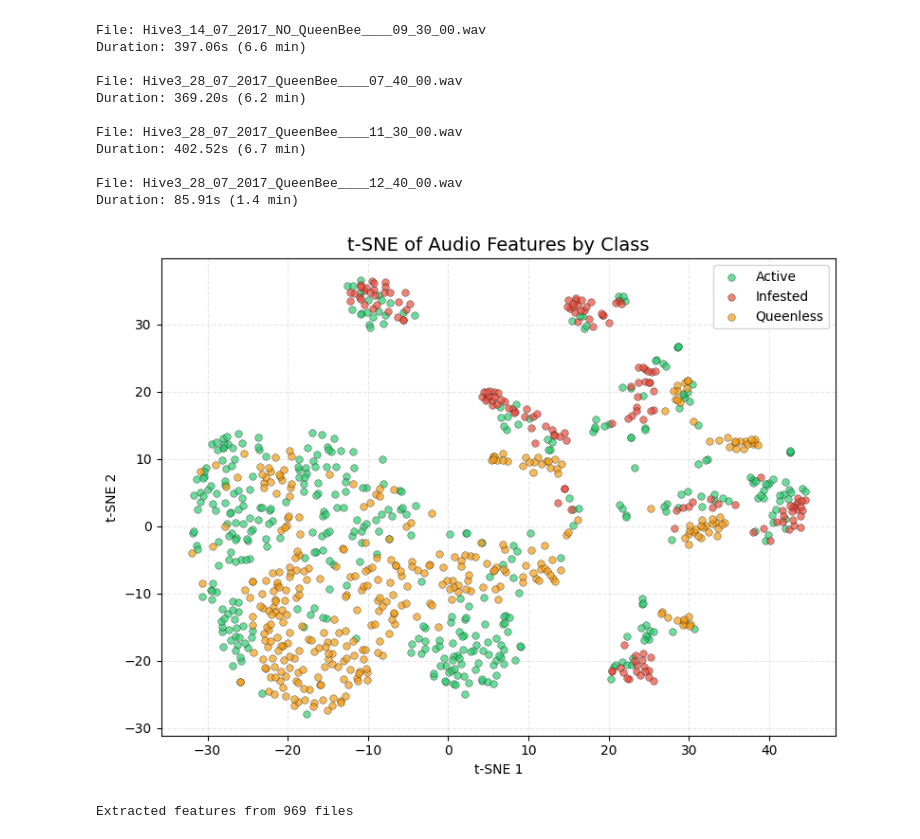
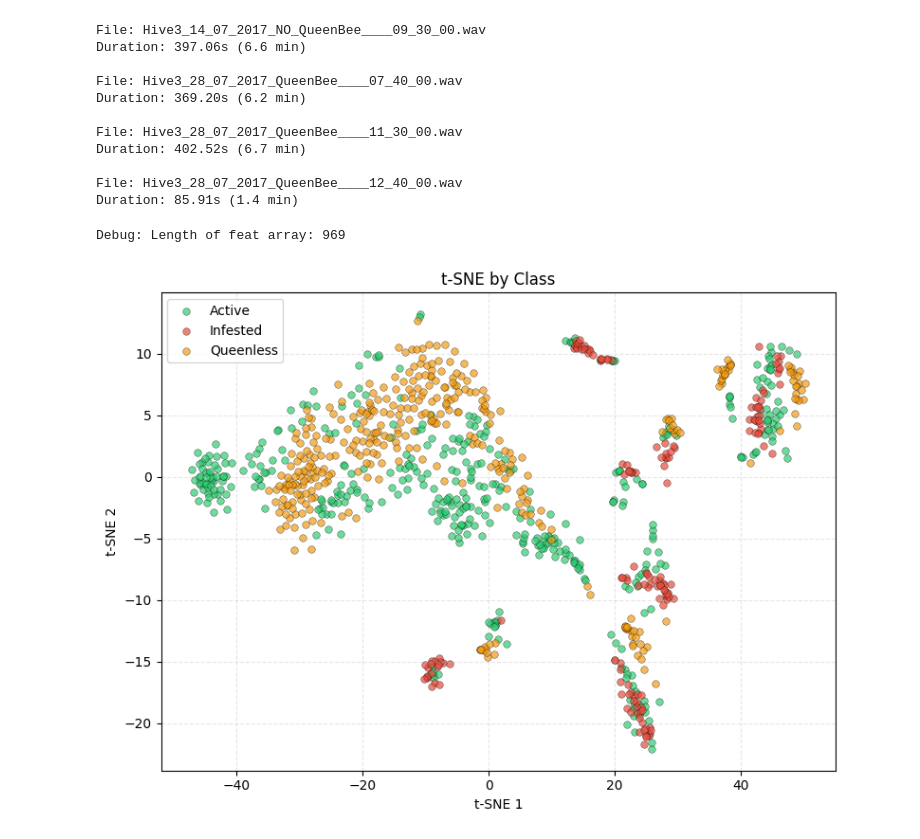
Before and after one commit to jadjadjade002/aib-apisacoustic, a Jupyter notebook: EDAapisacoustic.ipynb, the cells around one changed output. Drawn from its saved outputs; the diff is of its cells as text; code cells hidden in the pictures.

Commit message:
decrease feature extract

```diff
--- a/EDAapisacoustic.ipynb
+++ b/EDAapisacoustic.ipynb
@@ -267,44 +266,33 @@ File: Hive3_28_07_2017_QueenBee____12_40_00.wav
 Duration: 85.91s (1.4 min)
 # %%
 from sklearn.manifold import TSNE
-from sklearn.preprocessing import StandardScaler
 
 df_all = pd.concat([df_frdr_all, df_zenodo_all], ignore_index=True)
 
-feature_list, labels = [], []
+feat, labels = [], []
+for _, row in df_all.iterrows():
 
-for _, row in tqdm(df_all.iterrows(), total=len(df_all), desc='Extracting features'):
-    try:
-        y, _ = librosa.load(row['File_Path'], sr=16000, duration=10)
-        if len(y) == 0:
-            continue
-        mfcc = librosa.feature.mfcc(y=y, sr=16000, n_mfcc=13)
-        mfcc_feat = np.concatenate([mfcc.mean(axis=1), mfcc.std(axis=1)])
-        cent = librosa.feature.spectral_centroid(y=y, sr=16000)[0]
-        roll = librosa.feature.spectral_rolloff(y=y, sr=16000)[0]
-        zcr = librosa.feature.zero_crossing_rate(y)[0]
-        rms = librosa.feature.rms(y=y)[0]
-        feat = np.concatenate([mfcc_feat, [cent.mean(), cent.std(), roll.mean(), roll.std(), zcr.mean(), zcr.std(), rms.mean(), rms.std()]])
-        feature_list.append(feat)
+    y, _ = librosa.load(row['File_Path'], sr=16000, duration=10)
+    if len(y):
+        mfcc = librosa.feature.mfcc(y=y, sr=16000, n_mfcc=15)
+        mfcc_delta = librosa.feature.delta(mfcc)
+        mfcc_delta2 = librosa.feature.delta(mfcc, order=2)
+        combined_features = np.hstack([mfcc.flatten(), mfcc_delta.flatten(), mfcc_delta2.flatten()])
+        feat.append(combined_features)
         labels.append(row['Class'])
-    except Exception as e:
-        print(f'Skip {row["Filename"]}: {e}')
+print(f"Debug: Length of feat array: {len(feat)}")
 
-X = StandardScaler().fit_transform(np.array(feature_list))
-y = np.array(labels)
-
-X_tsne = TSNE(n_components=2, random_state=42, perplexity=min(30, len(X) - 1)).fit_transform(X)
+X = TSNE(n_components=2, random_state=42, perplexity=35).fit_transform(np.array(feat))
 
 colors = {'Active': '#2ECC71', 'Queenless': '#F39C12', 'Infested': '#E74C3C'}
 plt.figure(figsize=(8, 6))
-for cls in np.unique(y):
-    mask = y == cls
-    plt.scatter(X_tsne[mask, 0], X_tsne[mask, 1], c=colors[cls], label=cls, alpha=0.7, edgecolors='black', linewidth=0.3, s=30)
-plt.title('t-SNE of Audio Features by Class', fontsize=14)
+for cls in np.unique(labels):
+    m = np.array(labels) == cls
+    plt.scatter(X[m, 0], X[m, 1], c=colors[cls], label=cls, alpha=0.7, edgecolors='black', linewidth=0.3, s=30)
+plt.title('t-SNE by Class')
 plt.xlabel('t-SNE 1'); plt.ylabel('t-SNE 2')
 plt.legend(); plt.grid(True, linestyle='--', alpha=0.3)
 plt.tight_layout(); plt.show()
-print(f'Extracted features from {len(X)} files')
 # %% [output]
+Debug: Length of feat array: 969
-[figure, old version]
+[figure, new version]
-Extracted features from 969 files
```
Also changed, not shown: parts of 4 cells of this notebook.
